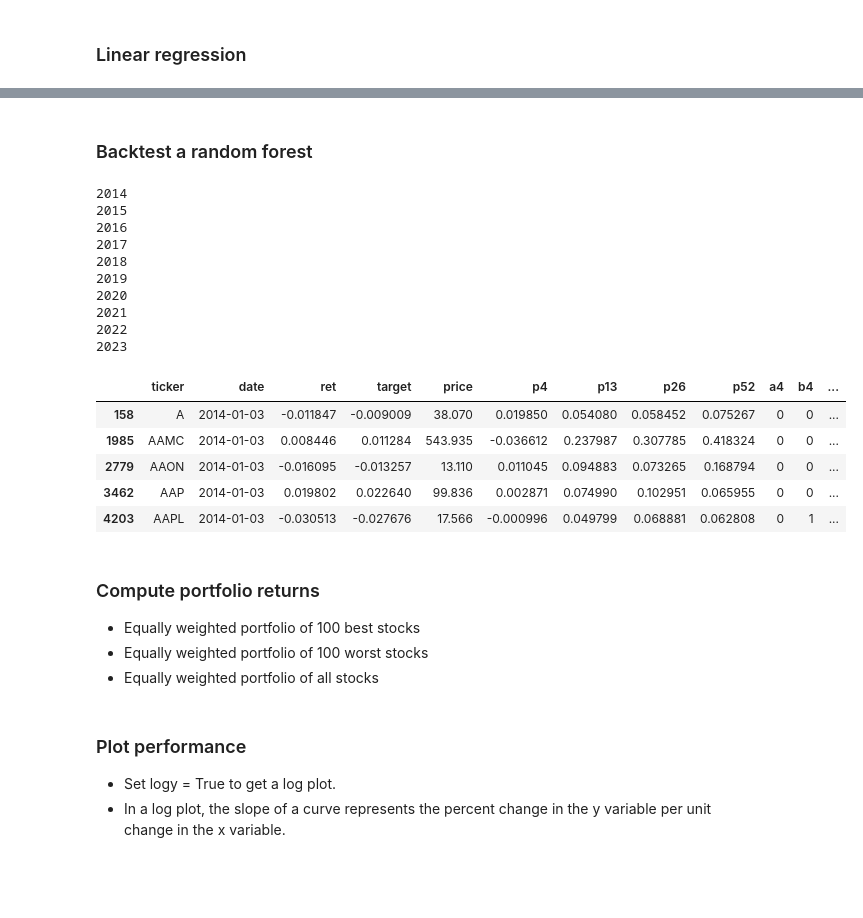
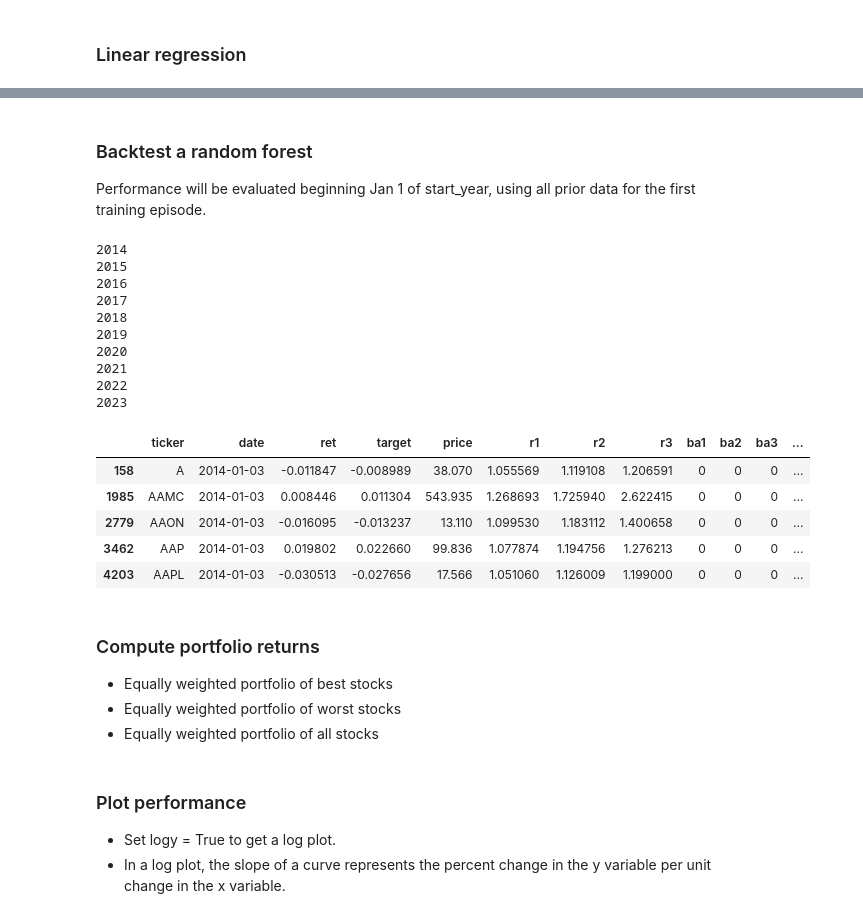
Before and after one commit to learn-investments/mgmt767, a Jupyter notebook: notebooks/05_moving_averages.ipynb, the cells around one changed output, grey strips where cells are left out. Cells and saved outputs as stored; diff of their text form; code cells hidden in the pictures; blank space fills up the shorter version.

```diff
--- a/notebooks/05_moving_averages.ipynb
+++ b/notebooks/05_moving_averages.ipynb
@@ -60,10 +54,9 @@ ma26 = price.groupby("ticker", group_keys=False).rolling(26).closeadj.mean()
 ma52 = price.groupby("ticker", group_keys=False).rolling(52).closeadj.mean()
 for d in [ma4, ma13, ma26, ma52]:
     d.index = d.index.droplevel(0)
-p4 = np.log(price.closeadj/ma4)
-p13 = np.log(ma4/ma13)
-p26 = np.log(ma13/ma26)
-p52 = np.log(ma26/ma52)
+ratio_4_13 = ma4/ma13
+ratio_4_26 = ma4/ma26
+ratio_4_52 = ma4/ma52
 # %% [markdown]
 ### Compute dummy variables for crossovers as additional predictors
 
@@ -90,3 +65,14 @@ b52 = 1 * ((p52_lag>0) & (p52<0))
+# %%
+ratio_4_13_lag = ratio_4_13.groupby("ticker", group_keys=False).shift()
+ratio_4_26_lag = ratio_4_26.groupby("ticker", group_keys=False).shift()
+ratio_4_52_lag = ratio_4_52.groupby("ticker", group_keys=False).shift()
+
+below_to_above_4_13 = 1 * ((ratio_4_13_lag<1) & (ratio_4_13>1))
+above_to_below_4_13 = 1 * ((ratio_4_13_lag>1) & (ratio_4_13<1))
+below_to_above_4_26 = 1 * ((ratio_4_26_lag<1) & (ratio_4_26>1))
+above_to_below_4_26 = 1 * ((ratio_4_26_lag>1) & (ratio_4_26<1))
+below_to_above_4_52 = 1 * ((ratio_4_52_lag<1) & (ratio_4_52>1))
+above_to_below_4_52 = 1 * ((ratio_4_52_lag>1) & (ratio_4_52<1))
 # %% [markdown]
 ### Example
 
@@ -124,14 +118,15 @@ plt.show()
 # %%
 df = pd.concat(
     (
-        ret, target, price.closeadj, p4, p13, p26, p52,
-        a4, b4, a13, b13, a26, b26, a52, b52
+        ret, target, price.closeadj, ratio_4_13, ratio_4_26, ratio_4_52,
+        below_to_above_4_13, below_to_above_4_26, below_to_above_4_52,
+        above_to_below_4_13, above_to_below_4_26, above_to_below_4_52
     ),
     axis=1
 )
 df.columns = [
-    "ret", "target", "price", "p4", "p13", "p26", "p52",
-    "a4", "b4", "a13", "b13", "a26", "b26", "a52", "b52"
+    "ret", "target", "price", "r1", "r2", "r3",
+    "ba1", "ba2", "ba3", "ab1", "ab2", "ab3"
 ]
 df["ret"] = df.groupby("ticker", group_keys=False).ret.shift(-1)
 df["target"] = df.groupby("ticker", group_keys=False).target.shift(-1)
@@ -142,7 +137,7 @@ df = df.reset_index()
 
 df["year"] = df.date.map(lambda x: x.year)
 df = df.sort_values(by=["date", "ticker"])
-df.to_csv("df.csv")
+# df.to_csv("df.csv")
 # %% [markdown]
 ### Linear regression
 # %%
@@ -184,47 +175,50 @@ OLS Regression Results
 Notes:
 [1] Standard Errors assume that the covariance matrix of the errors is correctly specified.
-# %% [markdown]
-### Backtest a random forest
+# %% [markdown]
+### Backtest a random forest
+
+Performance will be evaluated beginning Jan 1 of start_year, using all prior data for the first training episode.
 # %%
+start_year = 2014
+
 features = [
-    "p4", "p13", "p26", "p52",
-    "a4", "b4", "a13", "b13", "a26", "b26", "a52", "b52"
+    "r1", "r2", "r3", "ba1", "ba2", "ba3", "ab1", "ab2", "ab3"
 ]
 df2 = None
 forest = RandomForestRegressor(max_depth=4)
 
-for year in range(2014, 2024):
+for year in range(start_year, 2024):
     print(year)
     start = df[df.year == year].date.min()
     past = df[df.date < start]
     future = df[df.year == year].copy()
     forest.fit(X=past[features], y=past["target"])
     future["predict"] = forest.predict(X=future[features])
     df2 = pd.concat((df2, future))
 
-df2.to_csv("df2.csv", index=False)
+# df2.to_csv("df2.csv", index=False)
 df2.head()
 # %% [output]
 2014
 2015
 2016
 2017
 2018
 2019
 2020
 2021
 2022
 2023
-|  | ticker | date | ret | target | price | p4 | p13 | p26 | p52 | a4 | b4 | ... |
-| 158 | A | 2014-01-03 | -0.011847 | -0.009009 | 38.070 | 0.019850 | 0.054080 | 0.058452 | 0.075267 | 0 | 0 | ... |
-| 1985 | AAMC | 2014-01-03 | 0.008446 | 0.011284 | 543.935 | -0.036612 | 0.237987 | 0.307785 | 0.418324 | 0 | 0 | ... |
-| 2779 | AAON | 2014-01-03 | -0.016095 | -0.013257 | 13.110 | 0.011045 | 0.094883 | 0.073265 | 0.168794 | 0 | 0 | ... |
-| 3462 | AAP | 2014-01-03 | 0.019802 | 0.022640 | 99.836 | 0.002871 | 0.074990 | 0.102951 | 0.065955 | 0 | 0 | ... |
-| 4203 | AAPL | 2014-01-03 | -0.030513 | -0.027676 | 17.566 | -0.000996 | 0.049799 | 0.068881 | 0.062808 | 0 | 1 | ... |
+|  | ticker | date | ret | target | price | r1 | r2 | r3 | ba1 | ba2 | ba3 | ... |
+| 158 | A | 2014-01-03 | -0.011847 | -0.008989 | 38.070 | 1.055569 | 1.119108 | 1.206591 | 0 | 0 | 0 | ... |
+| 1985 | AAMC | 2014-01-03 | 0.008446 | 0.011304 | 543.935 | 1.268693 | 1.725940 | 2.622415 | 0 | 0 | 0 | ... |
+| 2779 | AAON | 2014-01-03 | -0.016095 | -0.013237 | 13.110 | 1.099530 | 1.183112 | 1.400658 | 0 | 0 | 0 | ... |
+| 3462 | AAP | 2014-01-03 | 0.019802 | 0.022660 | 99.836 | 1.077874 | 1.194756 | 1.276213 | 0 | 0 | 0 | ... |
+| 4203 | AAPL | 2014-01-03 | -0.030513 | -0.027656 | 17.566 | 1.051060 | 1.126009 | 1.199000 | 0 | 0 | 0 | ... |
 # %% [markdown]
 ### Compute portfolio returns
 
-- Equally weighted portfolio of 100 best stocks
-- Equally weighted portfolio of 100 worst stocks
+- Equally weighted portfolio of best stocks
+- Equally weighted portfolio of worst stocks
 - Equally weighted portfolio of all stocks
 # %%
```
Also changed, not shown: parts of 12 cells of this notebook.
